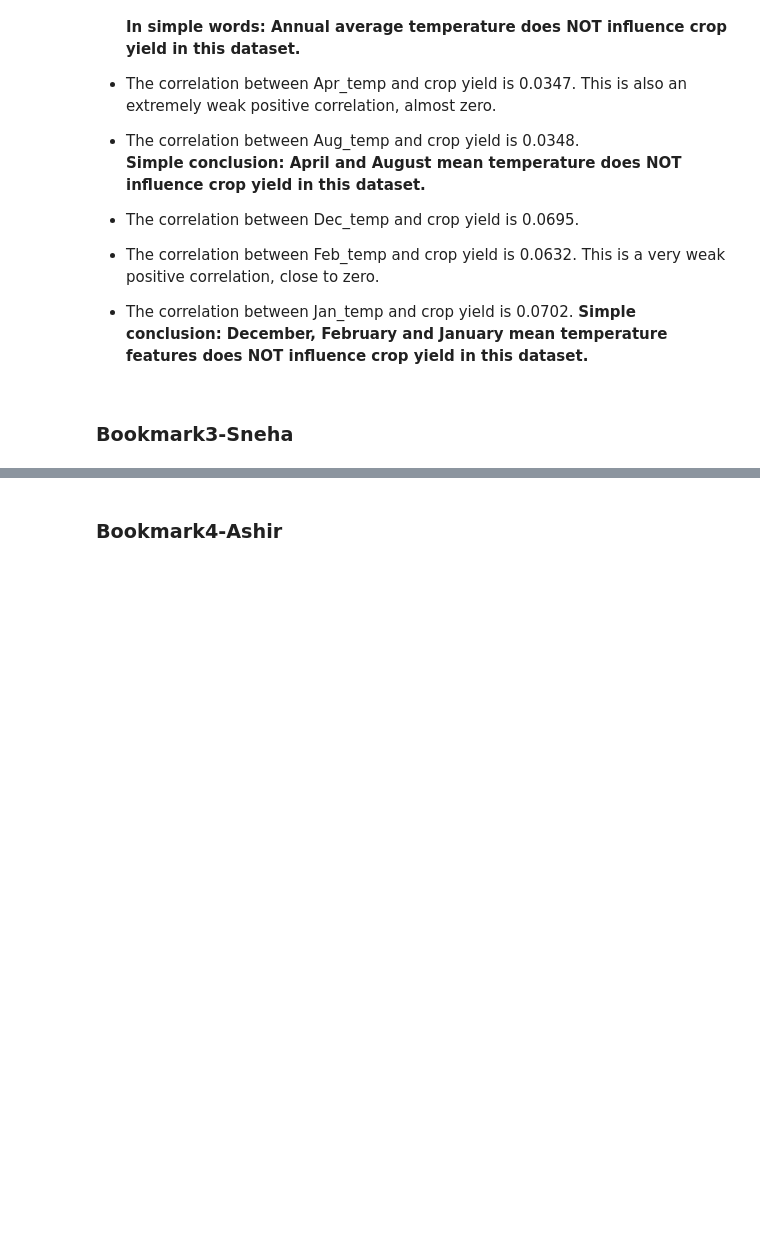
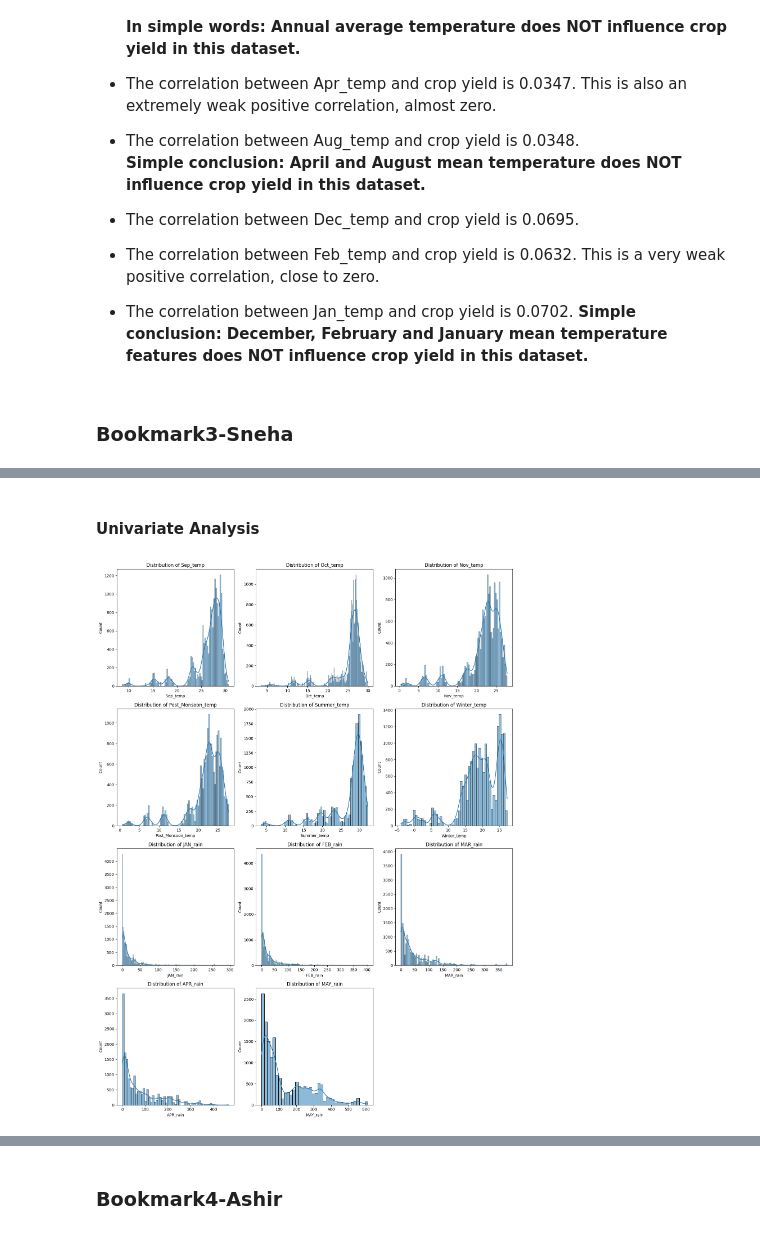
Before and after one commit to ManjuVijayakumar/ICTAK_DSA_FinalProject, a Jupyter notebook: Crop_Yield_prediction_regression_task_feature_analysis.ipynb, the cells around one changed output, grey strips where cells are left out. Drawn from its saved outputs; the diff is of its cells as text; code cells hidden in the pictures; blank space fills up the shorter version.

```diff
--- a/Crop_Yield_prediction_regression_task_feature_analysis.ipynb
+++ b/Crop_Yield_prediction_regression_task_feature_analysis.ipynb
@@ -623,0 +630,9 @@ Correlation Summary
+# %%
+feature_columns = ['Sep_temp', 'Oct_temp', 'Nov_temp',  'Post_Monsoon_temp',
+              'Summer_temp', 'Winter_temp', 'JAN_rain', 'FEB_rain',
+              'MAR_rain', 'APR_rain', 'MAY_rain']
+
+Target = 'Yield'
+# %%
+feature_df = yield_df[feature_columns]
+feature_df.head()
@@ -623,0 +677,18 @@ Correlation Summary
+# %% [markdown]
+#### **Univariate Analysis**
+# %%
+n_cols = 3
+
+n_rows = (len(feature_df.columns) + n_cols - 1) // n_cols
+
+plt.figure(figsize=(15, 5*n_rows))
+
+for i, col in enumerate(feature_df.columns,1):
+    plt.subplot(n_rows, n_cols, i)
+    sns.histplot(feature_df[col], kde=True)
+    plt.title(f"Distribution of {col}")
+    plt.tight_layout()
+
+plt.show()
+# %% [output]
+[figure, added]
```
Also changed, not shown: parts of 15 cells of this notebook.
